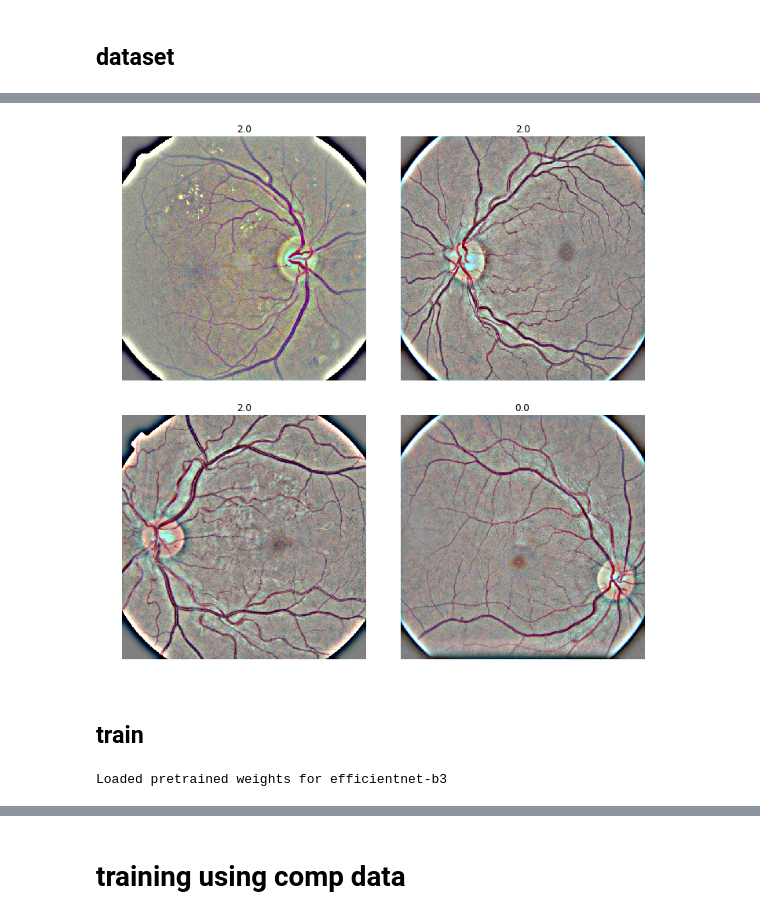
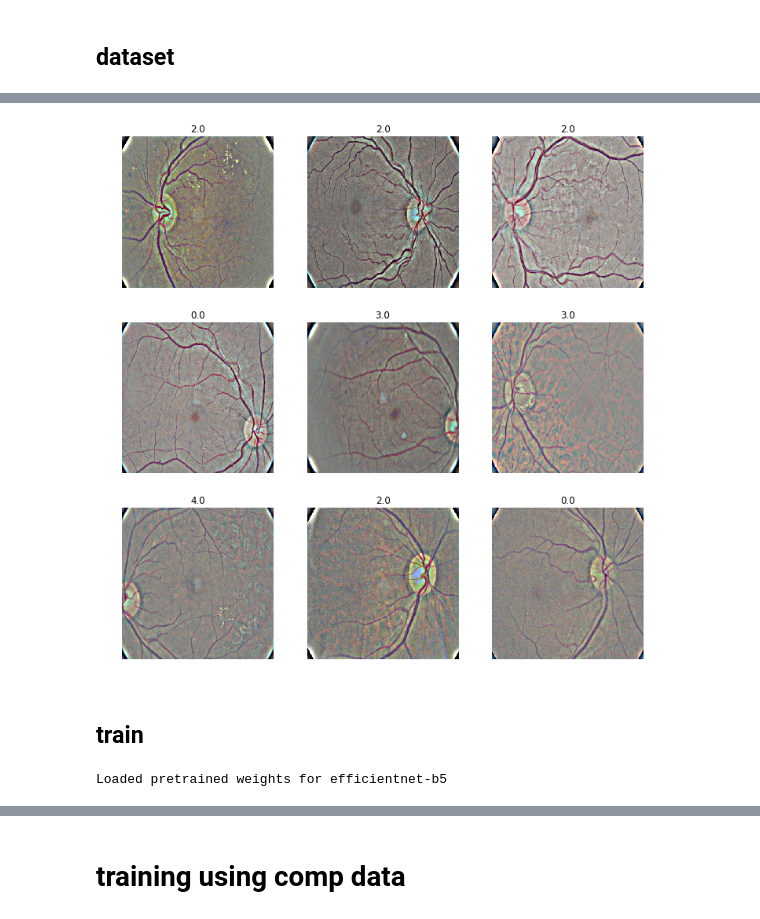
Before and after one commit to yang-zhang/aptos2019-blindness-detection, a Jupyter notebook: nbs/Dev0724-2.ipynb, the cells around one changed output, grey strips where cells are left out. Drawn from its saved outputs; the diff is of its cells as text; code cells hidden in the pictures.

```diff
--- a/nbs/Dev0724-2.ipynb
+++ b/nbs/Dev0724-2.ipynb
@@ -41,13 +42,13 @@ Path(p_o).mkdir(exist_ok=True)
 
 SEED = 111
 
-BS = 4#16
+BS = 16
 FP16 = True
 PERC_VAL = 0.2
 WD = 0.1
 
 
-MODEL_NAME = 'efficientnet-b3'
+MODEL_NAME = 'efficientnet-b5'
 from efficientnet_pytorch import EfficientNet
 SZ = EfficientNet.get_image_size(MODEL_NAME)
 for i in range(6):
@@ -67,5 +68,3 @@ SZ: 300
-# %%
-SZ=512
 # %% [markdown]
 ## img proc
 # %%
@@ -78,7 +77,7 @@ params_tfms = dict(
     max_rotate=0,
     max_zoom=1,
     max_warp=0,
-    max_lighting=0,
+    max_lighting=0.3,
 )
 # %% [markdown]
 > By default, the library resizes the image while keeping its original ratio so that the smaller size corresponds to the given size, then takes a crop (ResizeMethod.CROP). You can choose to resize the image while keeping its original ratio so that the bigger size corresponds to the given size, then take a pad (ResizeMethod.PAD). Another way is to just squish the image to the given size (ResizeMethod.SQUISH).
@@ -522,7 +522,7 @@ df_blnd.shape
 %%time
 tfms = get_transforms(**params_tfms)
 
-def get_data_pretrn():
+def get_data_pretrn(sz=SZ, bs=BS):
 
     df_trn = sample_df_ext().copy()
     df_val = df_blnd
@@ -536,10 +536,10 @@ def get_data_pretrn():
                            label_cls=FloatList)
           )
 
-    data = (src.transform(tfms, size=SZ,
+    data = (src.transform(tfms, size=sz,
                          **kwargs_tfms
                          ) #Data augmentation
-            .databunch(bs=BS) #DataBunch
+            .databunch(bs=bs) #DataBunch
             .normalize(imagenet_stats) #Normalize
            )
     return data
@@ -564,4 +564,4 @@ open_yz(fn,None,None)
 # %%
 %%time
-data.show_batch(rows=4, figsize=(10, 10))
+data.show_batch(rows=3, figsize=(10, 10))
 # %% [output]
@@ -570,4 +570,4 @@ Wall time: 7.46 s
-[figure, old version]
+[figure, new version]
 # %% [markdown]
 ## train
 # %%
@@ -583,7 +583,7 @@ learn = Learner(data, model, path=p_o, wd=WD,  metrics=[qwk])
 
 if FP16: learn = learn.to_fp16()
 # %% [output]
-Loaded pretrained weights for efficientnet-b3
+Loaded pretrained weights for efficientnet-b5
 # %%
 %%time
 learn.lr_find()
```
Also changed, not shown: parts of 82 cells of this notebook, 7 other files.
